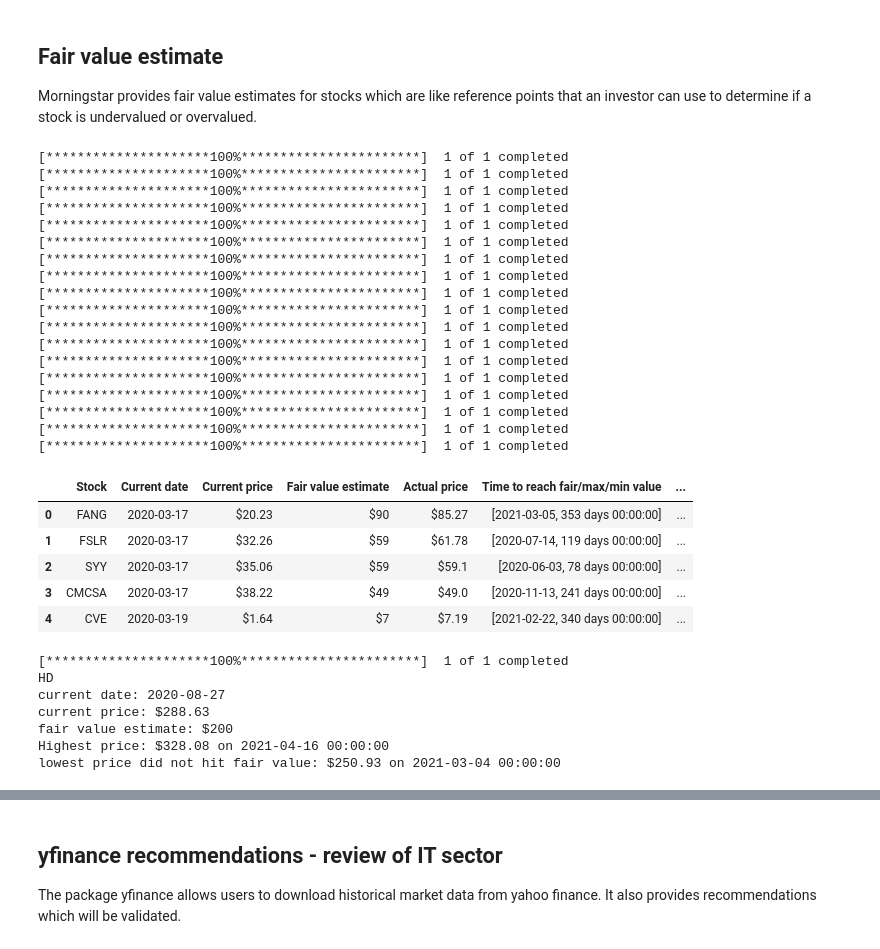
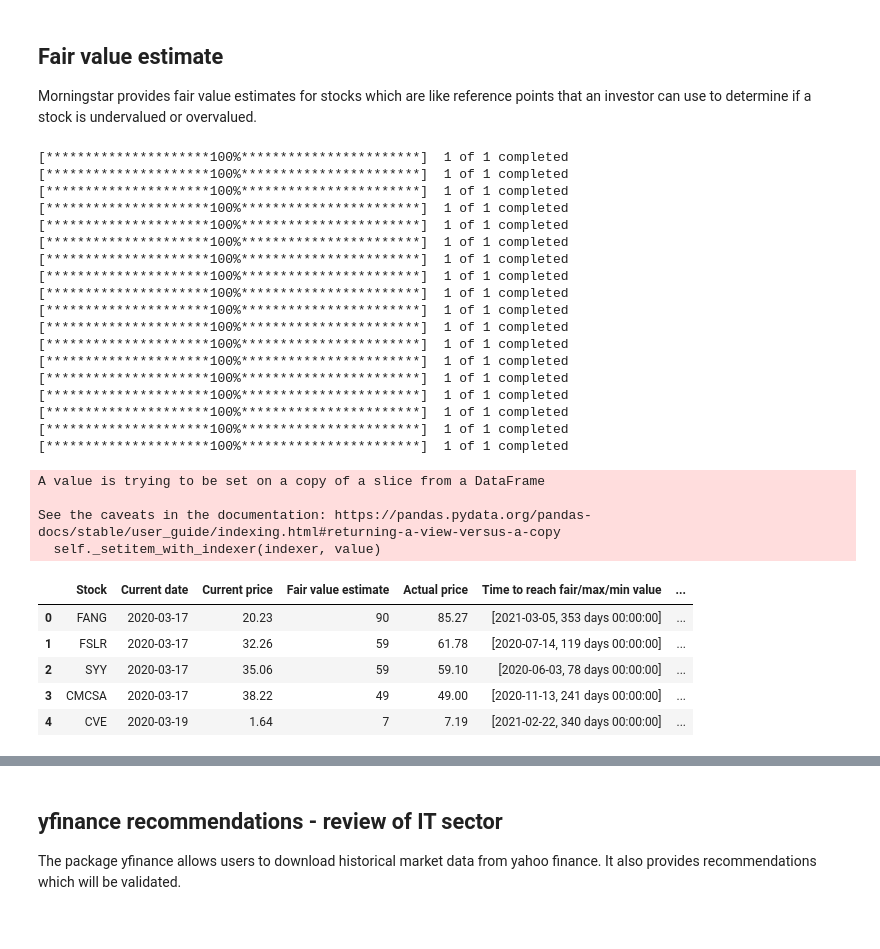
Before and after one commit to holyminer/NUS-DSS, a Jupyter notebook: notebooks/Stock market analysis during the Covid-19 pandemic.ipynb, the cells around one changed output, grey strips where cells are left out. Saved outputs shown, nothing was run; the diff lists cells and outputs as text; code cells hidden in the pictures.

```diff
--- a/notebooks/Stock market analysis during the Covid-19 pandemic.ipynb
+++ b/notebooks/Stock market analysis during the Covid-19 pandemic.ipynb
@@ -22,6 +21,6 @@ Prediction: Recovery will take until 2021, where recovery is taken to be pre-cov
 # %%
 #Markets open on 2nd Jan as 1st Jan is public holiday
 #Time horizon from Jan 2020 - Apr 2021
-data = yf.download("UBER LYFT", start="2020-01-02", end="2021-04-30", interval="1d", group_by="ticker")
+data = yf.download("UBER", start="2020-01-02", end="2021-04-30", interval="1d")
 data = data.reset_index() #to convert date from index to column
 # %% [output]
@@ -54,11 +53,11 @@ def recover(stock):
             price = round(data['Close'].iloc[i],2)
             break
     try:
-        df = pd.Series([stock,pre_covid,date,price],index = col)
+        df = pd.Series([stock,'$' + str(pre_covid),date,'$'+str(price)],index = col)
     except:
         price = round(max(data['Close'].iloc[index+1:]),2)
         date = data['Date'].iloc[int(data[data['Close']==max(data['Close'].iloc[index+1:])].index.values)].date()
-        df = pd.Series([stock,pre_covid,date,price],index = col)
+        df = pd.Series([stock,'$' + str(pre_covid),date,'$'+str(price)],index = col)
     global recover_df
     recover_df = recover_df.append(df, ignore_index = True)
 
@@ -124,7 +125,7 @@ def fairvalue(stock, estimate, date):
             hit = 'Yes'
         else:
             hit = 'No'
-    df = pd.Series([stock,date,'$'+str(price),'$'+str(estimate),'$'+str(actualprice),time,profit,hit], index = col)
+    df = pd.Series([stock,date,price, estimate, actualprice,time,profit,hit], index = col)
     global fairvalue_df
     fairvalue_df = fairvalue_df.append(df, ignore_index = True)
 # %%
@@ -160,45 +161,50 @@ morningstar(stocks, date, fair_value)
 
 #analysis from https://www.morningstar.com/articles/999855/3-expensive-diy-stocks-to-watch
 # sell as fair value < current price
 stocks = ['HD', 'LOW', 'SHW']
 date = '2020-08-28'
 fair_value = [200, 133, 360]
 stock_dict = {'stocks':['HD', 'LOW', 'SHW'], 'date':'2020-08-28', 'fair_value':[200, 133, 360]}
 morningstar(stocks, date, fair_value)
 
+#add column to check if difference between actual price and fair value estimate exceeds 10% of the fair value
+fairvalue_df['>10percent difference'] = ' '
+for i in range(len(fairvalue_df)):
+    if fairvalue_df['Hit fair value?'].iloc[i] == 'No':
+        diff = fairvalue_df['Fair value estimate'].iloc[i] - fairvalue_df['Actual price'].iloc[i]
+        if diff > 0.1*fairvalue_df['Fair value estimate'].iloc[i]:
+            fairvalue_df['>10percent difference'].iloc[i] = 'Yes'
+        else:
+            fairvalue_df['>10percent difference'].iloc[i] = 'No'
+
+dfi.export(fairvalue_df, 'fairvalue.png', max_rows = 5)
 fairvalue_df.head()
 # %% [output]
 [*********************100%***********************]  1 of 1 completed
 [*********************100%***********************]  1 of 1 completed
 [*********************100%***********************]  1 of 1 completed
 [*********************100%***********************]  1 of 1 completed
 [*********************100%***********************]  1 of 1 completed
 [*********************100%***********************]  1 of 1 completed
 [*********************100%***********************]  1 of 1 completed
 [*********************100%***********************]  1 of 1 completed
 [*********************100%***********************]  1 of 1 completed
 [*********************100%***********************]  1 of 1 completed
 [*********************100%***********************]  1 of 1 completed
 [*********************100%***********************]  1 of 1 completed
 [*********************100%***********************]  1 of 1 completed
 [*********************100%***********************]  1 of 1 completed
 [*********************100%***********************]  1 of 1 completed
 [*********************100%***********************]  1 of 1 completed
 [*********************100%***********************]  1 of 1 completed
 [*********************100%***********************]  1 of 1 completed
+A value is trying to be set on a copy of a slice from a DataFrame
+
+See the caveats in the documentation: https://pandas.pydata.org/pandas-docs/stable/user_guide/indexing.html#returning-a-view-versus-a-copy
+  self._setitem_with_indexer(indexer, value)
 |  | Stock | Current date | Current price | Fair value estimate | Actual price | Time to reach fair/max/min value | ... |
-| 0 | FANG | 2020-03-17 | $20.23 | $90 | $85.27 | [2021-03-05, 353 days 00:00:00] | ... |
-| 1 | FSLR | 2020-03-17 | $32.26 | $59 | $61.78 | [2020-07-14, 119 days 00:00:00] | ... |
-| 2 | SYY | 2020-03-17 | $35.06 | $59 | $59.1 | [2020-06-03, 78 days 00:00:00] | ... |
-| 3 | CMCSA | 2020-03-17 | $38.22 | $49 | $49.0 | [2020-11-13, 241 days 00:00:00] | ... |
-| 4 | CVE | 2020-03-19 | $1.64 | $7 | $7.19 | [2021-02-22, 340 days 00:00:00] | ... |
+| 0 | FANG | 2020-03-17 | 20.23 | 90 | 85.27 | [2021-03-05, 353 days 00:00:00] | ... |
+| 1 | FSLR | 2020-03-17 | 32.26 | 59 | 61.78 | [2020-07-14, 119 days 00:00:00] | ... |
+| 2 | SYY | 2020-03-17 | 35.06 | 59 | 59.10 | [2020-06-03, 78 days 00:00:00] | ... |
+| 3 | CMCSA | 2020-03-17 | 38.22 | 49 | 49.00 | [2020-11-13, 241 days 00:00:00] | ... |
+| 4 | CVE | 2020-03-19 | 1.64 | 7 | 7.19 | [2021-02-22, 340 days 00:00:00] | ... |
-# %%
-fairvalue('HD', 200, '2020-08-27' )
-# %% [output]
-[*********************100%***********************]  1 of 1 completed
-HD
-current date: 2020-08-27
-current price: $288.63
-fair value estimate: $200
-Highest price: $328.08 on 2021-04-16 00:00:00
-lowest price did not hit fair value: $250.93 on 2021-03-04 00:00:00
```
Also changed, not shown: parts of 16 cells of this notebook.
